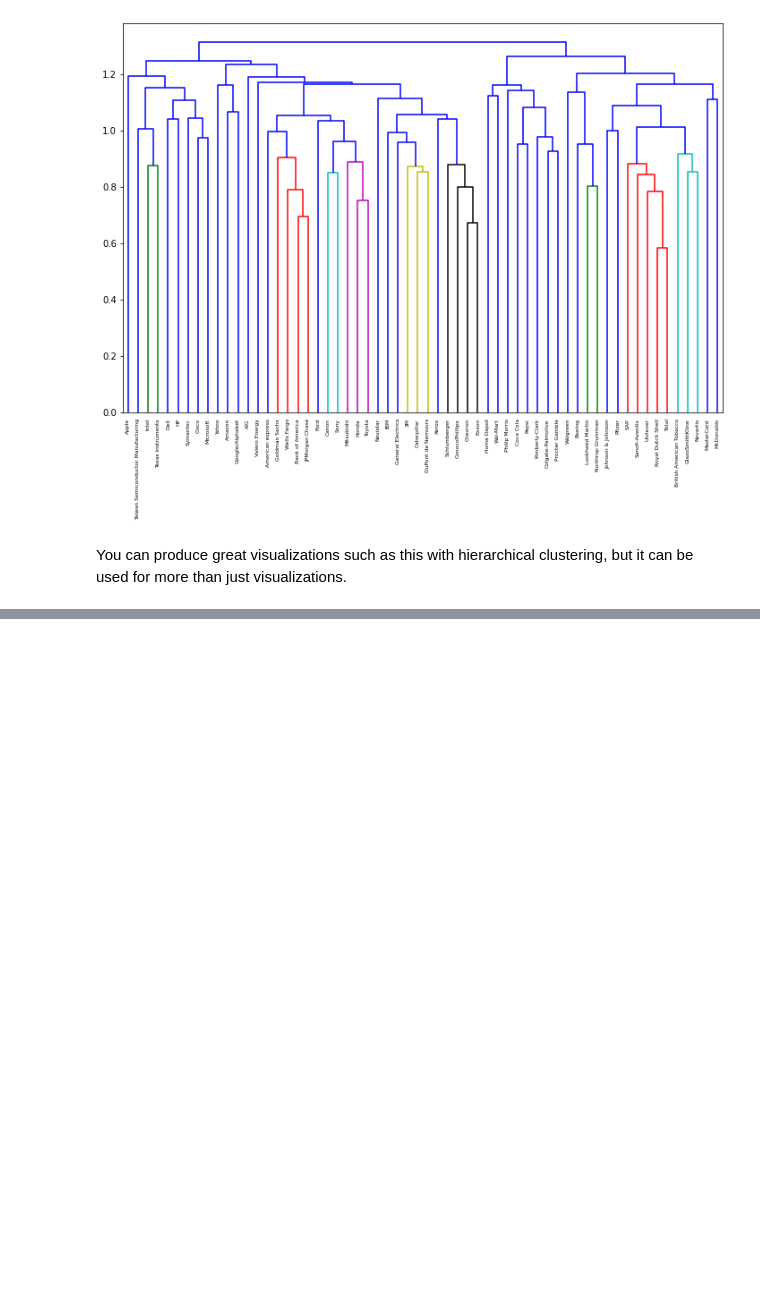
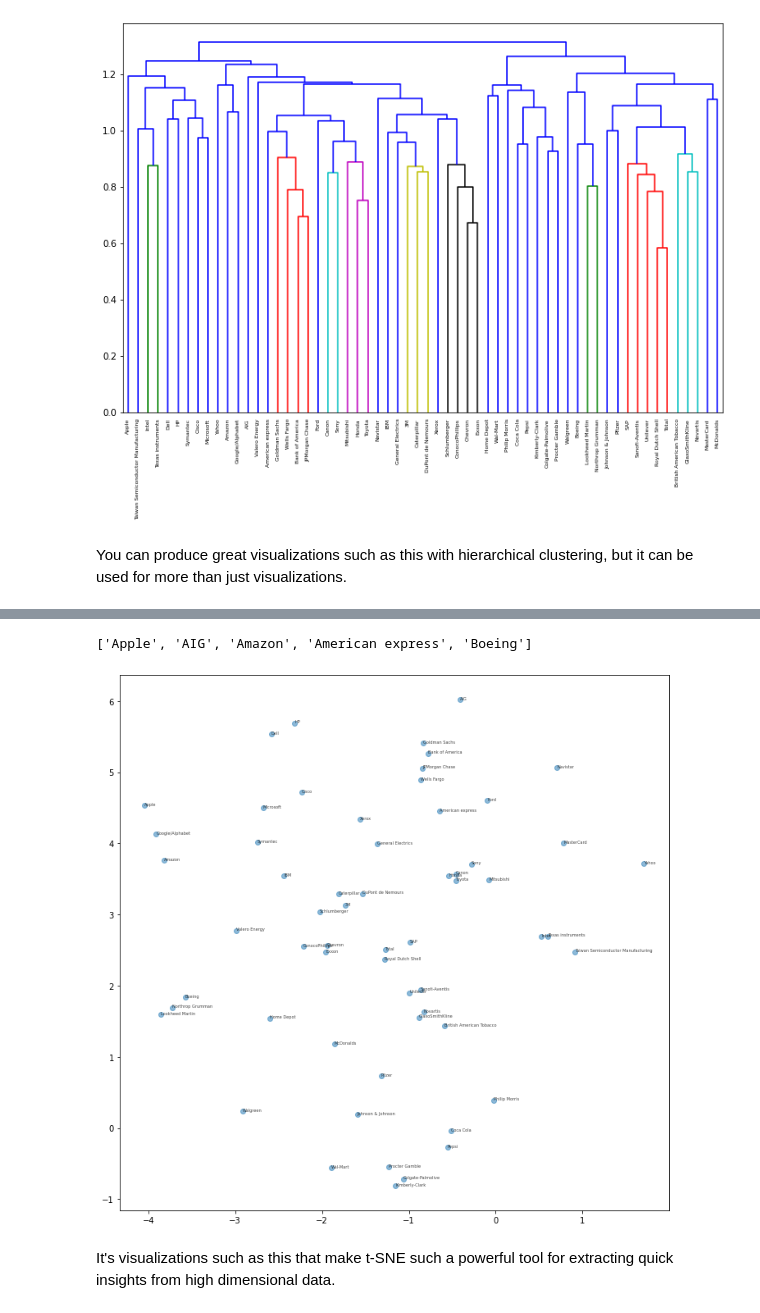
Before and after one commit to Aduzona/Machine_Learning, a Jupyter notebook: 15_ML_Other_Concepts/2_Unsupervised_learning_in_python/2_Visualization_with_hierarchical_clustering._and_t-sne.ipynb, the cells around one changed output, grey strips where cells are left out. Drawn from its saved outputs; the diff is of its cells as text; code cells hidden in the pictures; blank space fills up the shorter version.

```diff
--- a/15_ML_Other_Concepts/2_Unsupervised_learning_in_python/2_Visualization_with_hierarchical_clustering._and_t-sne.ipynb
+++ b/15_ML_Other_Concepts/2_Unsupervised_learning_in_python/2_Visualization_with_hierarchical_clustering._and_t-sne.ipynb
@@ -368,0 +531,29 @@ You can produce great visualizations such as this with hierarchical clustering,
+# %%
+companies[0:5]
+# %% [output]
+['Apple', 'AIG', 'Amazon', 'American express', 'Boeing']
+# %%
+# Create a TSNE instance: model
+model = TSNE(learning_rate=50)
+
+# Apply fit_transform to normalized_movements: tsne_features
+tsne_features = model.fit_transform(normalized_movements)
+
+# Select the 0th feature: xs
+xs = tsne_features[:,0]
+
+# Select the 1th feature: ys
+ys = tsne_features[:,1]
+
+fig=plt.figure(figsize=(12,12))
+# Scatter plot
+plt.scatter(xs,ys,alpha=0.5)
+
+# Annotate the points
+for x, y, company in zip(xs, ys, companies):
+    plt.annotate(company, (x, y), fontsize=5, alpha=0.75)
+plt.show()
+# %% [output]
+[figure, added]
+# %% [markdown]
+It's visualizations such as this that make t-SNE such a powerful tool for extracting quick insights from high dimensional data.
```
Also changed, not shown: parts of 21 cells of this notebook, 31 other files.
